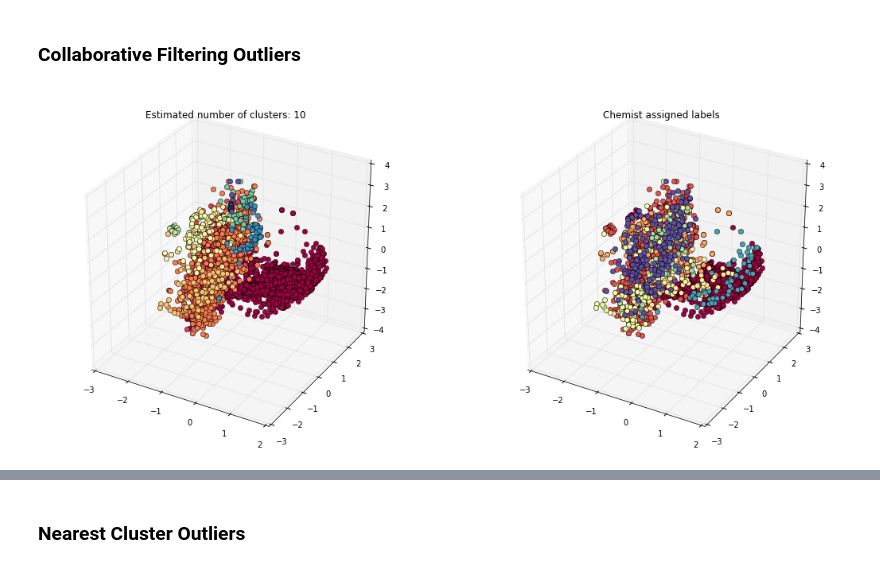
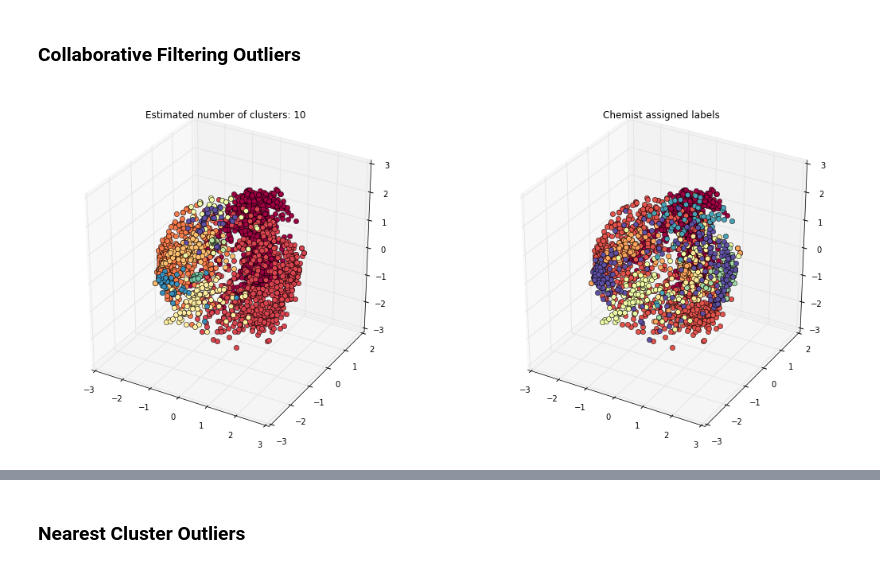
Before and after one commit to dstuck/CompChemClustering, a Jupyter notebook: FullAnalysis.ipynb, the cells around one changed output, grey strips where cells are left out. Saved outputs shown, nothing was run; the diff lists cells and outputs as text; code cells hidden in the pictures.

```diff
--- a/FullAnalysis.ipynb
+++ b/FullAnalysis.ipynb
@@ -343,9 +346,9 @@ if len(newLabels[newLabels==-1]):
     newLabels[newLabels==-1] = len(nonOutLabels)+1
     print "Remaining outliers assigned to new cluster!"
 # %%
-clusterPlot3d(newLabels,pcaDat[:,1:])
+clusterPlot3d(newLabels,pcaDat[:,0:])
 # %% [output]
-[figure, old version]
+[figure, new version]
 # %%
 print("Mutual Info: %0.3f" % metrics.adjusted_mutual_info_score(typeLabels, newLabels))
 print("Mutual Info (Test Sets): %0.3f" % metrics.adjusted_mutual_info_score(setLabels, newLabels))
```
Also changed, not shown: parts of 14 cells of this notebook.
